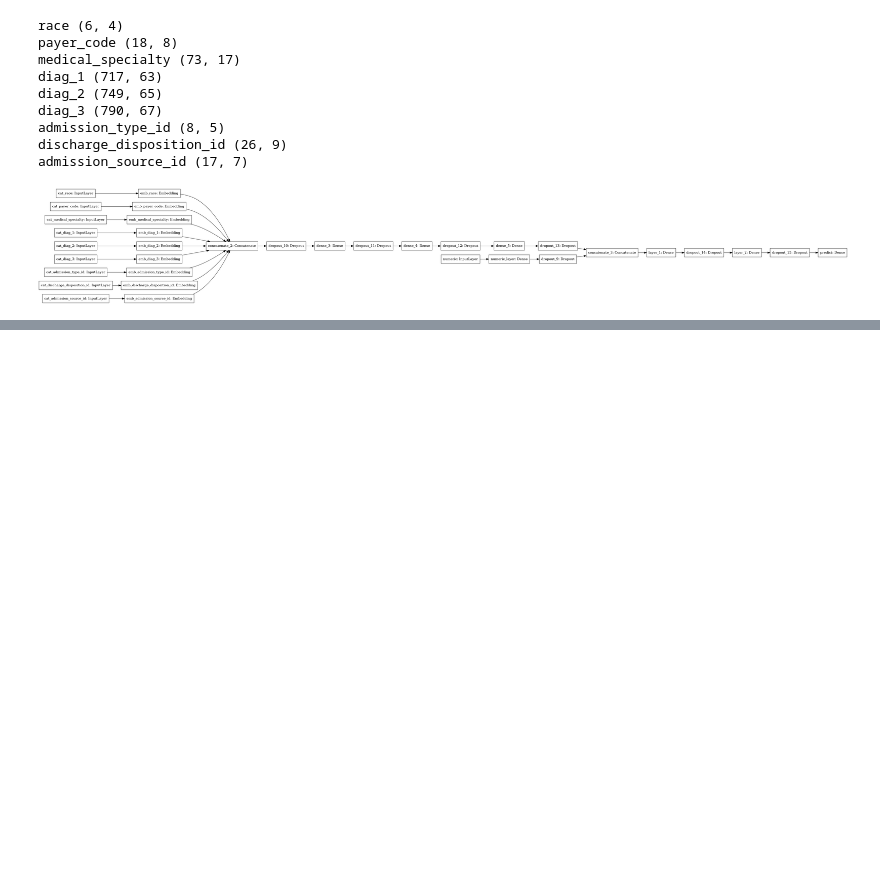
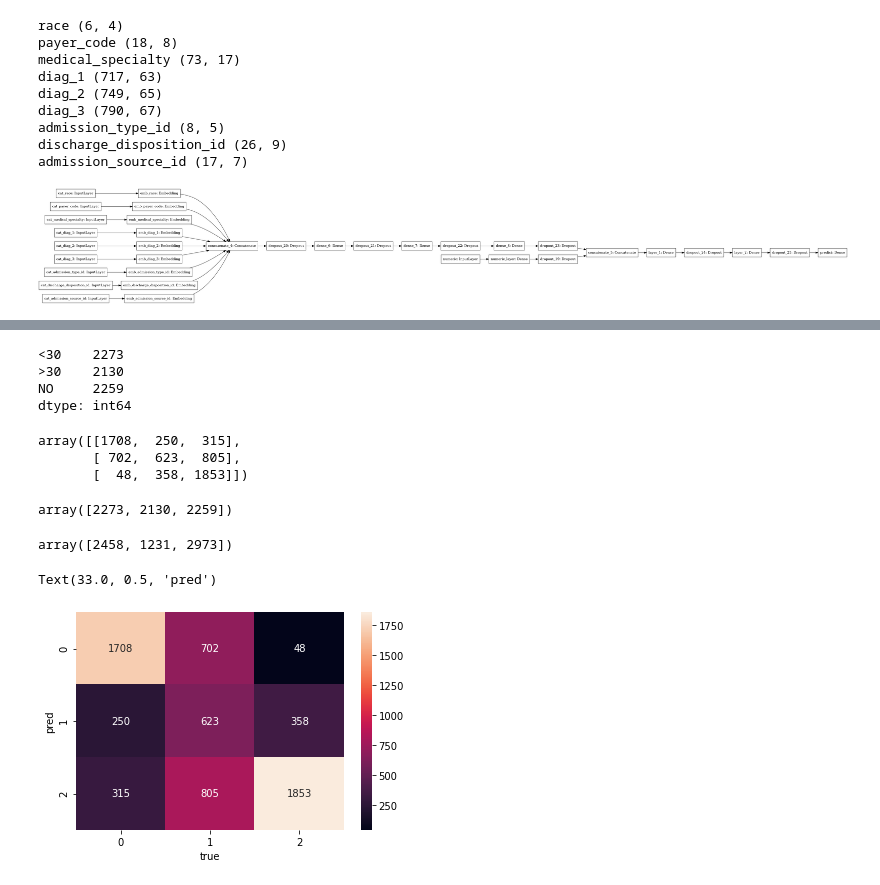
Before and after one commit to datorresb/uci_diabetes, a Jupyter notebook: David_Torres.ipynb, the cells around one changed output, grey strips where cells are left out. Saved outputs shown, nothing was run; the diff lists cells and outputs as text; code cells hidden in the pictures; blank space fills up the shorter version.

```diff
--- a/David_Torres.ipynb
+++ b/David_Torres.ipynb
@@ -1383,6 +1414,6 @@ def format_dataset(df):
 # %%
 history = model.fit(format_dataset(X_train), y_train.iloc[:,1:].values.reshape(-1,1,3),
     validation_data=(format_dataset(X_val), y_val.iloc[:,1:].values.reshape(-1,1,3)),
-                    batch_size=128,
+                    batch_size=64,
                     epochs=100)
 # %% [output]
@@ -1422,3 +1450,3 @@ np.set_printoptions(formatter={'float_kind':"{:.2f}".format})
 # %%
 y_pred = model.predict(format_dataset(X_test)).reshape(X_test.shape[0],3)
-y_pred
+y_pred_label = y_pred.argmax(axis=1)
@@ -1439,0 +1453,34 @@ for i in range(2):
+# %%
+y_test_label = y_test.iloc[:,1:].values.argmax(axis=1)
+# %%
+y_test.iloc[:,1:].sum()
+# %% [output]
+<30    2273
+>30    2130
+NO     2259
+dtype: int64
+# %%
+from sklearn.metrics import confusion_matrix
+from sklearn.metrics import plot_confusion_matrix
+
+confusion_matrix(y_test_label, y_pred_label)
+# %% [output]
+array([[1708,  250,  315],
+       [ 702,  623,  805],
+       [  48,  358, 1853]])
+# %%
+confusion_matrix(y_test_label, y_pred_label).sum(axis=1)
+# %% [output]
+array([2273, 2130, 2259])
+# %%
+confusion_matrix(y_test_label, y_pred_label).sum(axis=0)
+# %% [output]
+array([2458, 1231, 2973])
+# %%
+import seaborn as sns
+sns.heatmap(confusion_matrix(y_pred_label, y_test_label), annot=True, fmt="d")
+plt.xlabel('true')
+plt.ylabel('pred')
+# %% [output]
+Text(33.0, 0.5, 'pred')
+[figure, added]
```
Also changed, not shown: parts of 30 cells of this notebook, 1 other file.
